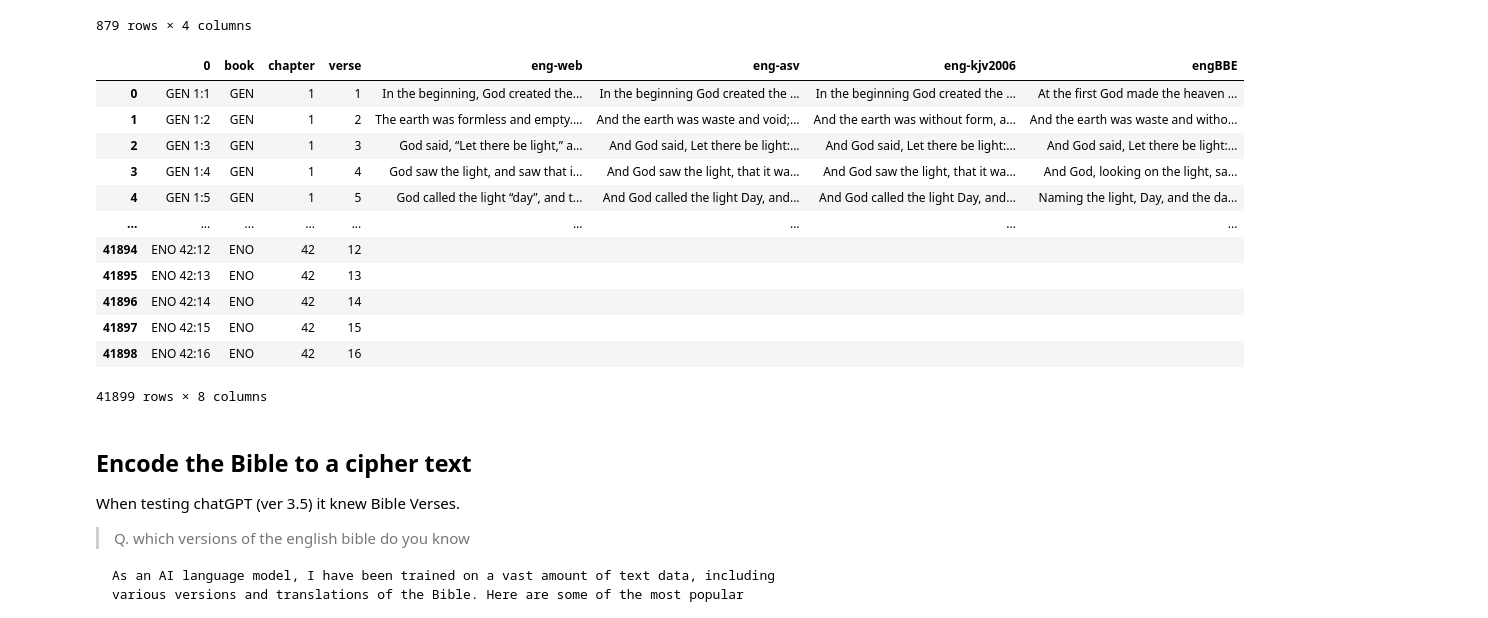
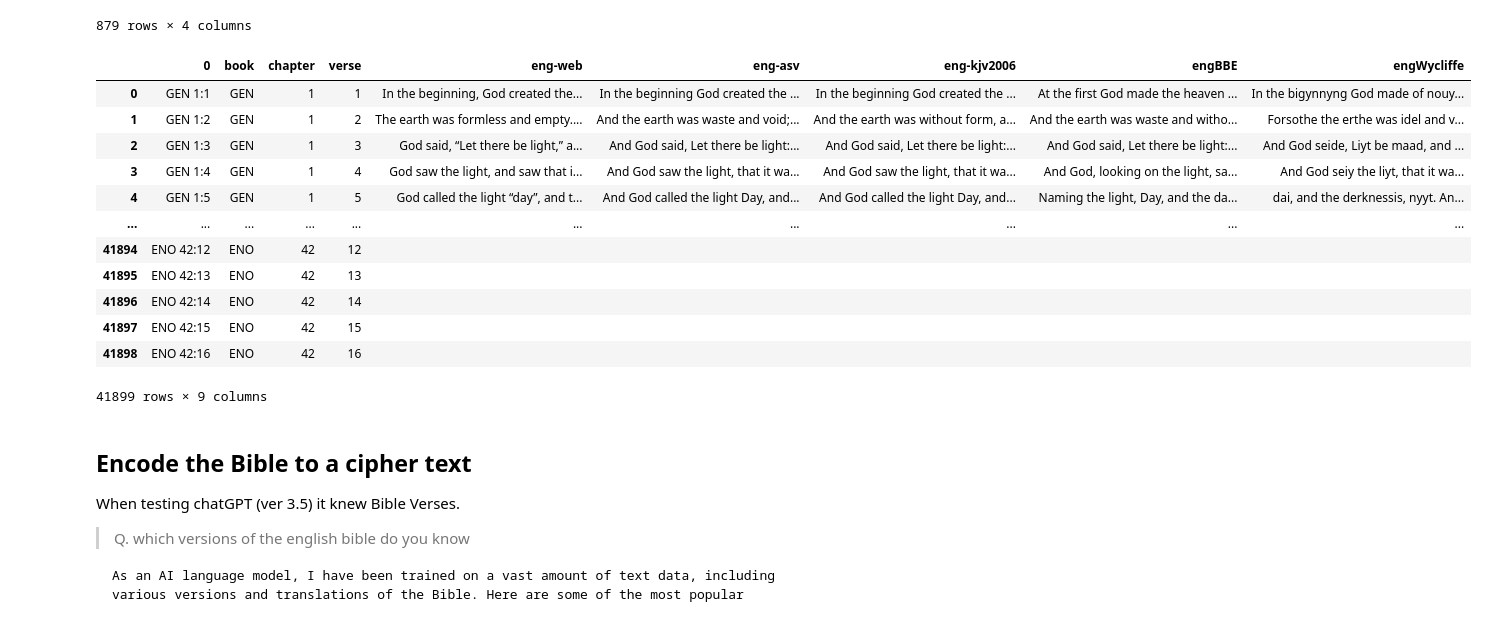
Before and after one commit to ChrisPriebe/BibleTranslation, a Jupyter notebook: get_bible.ipynb, the cells around one changed output. Saved outputs shown, nothing was run; the diff lists cells and outputs as text; code cells hidden in the pictures.

```diff
--- a/get_bible.ipynb
+++ b/get_bible.ipynb
@@ -92,23 +92,24 @@ bible[bible['book'] == 'JHN'][['book', 'chapter', 'verse', 'eng-web']]
 # %%
 # Add a few more versions to it
 bible = download_bible_to_dataframe('eng','eng-asv', bible)
 bible = download_bible_to_dataframe('eng','eng-kjv2006', bible)
 bible = download_bible_to_dataframe('eng','engBBE', bible)
+bible = download_bible_to_dataframe('eng','engWycliffe', bible)
 bible
 # %% [output]
-|  | 0 | book | chapter | verse | eng-web | eng-asv | eng-kjv2006 | engBBE |
-| 0 | GEN 1:1 | GEN | 1 | 1 | In the beginning, God created the... | In the beginning God created the ... | In the beginning God created the ... | At the first God made the heaven ... |
-| 1 | GEN 1:2 | GEN | 1 | 2 | The earth was formless and empty.... | And the earth was waste and void;... | And the earth was without form, a... | And the earth was waste and witho... |
-| 2 | GEN 1:3 | GEN | 1 | 3 | God said, “Let there be light,” a... | And God said, Let there be light:... | And God said, Let there be light:... | And God said, Let there be light:... |
-| 3 | GEN 1:4 | GEN | 1 | 4 | God saw the light, and saw that i... | And God saw the light, that it wa... | And God saw the light, that it wa... | And God, looking on the light, sa... |
-| 4 | GEN 1:5 | GEN | 1 | 5 | God called the light “day”, and t... | And God called the light Day, and... | And God called the light Day, and... | Naming the light, Day, and the da... |
-| ... | ... | ... | ... | ... | ... | ... | ... | ... |
-| 41894 | ENO 42:12 | ENO | 42 | 12 |  |  |  |  |
-| 41895 | ENO 42:13 | ENO | 42 | 13 |  |  |  |  |
-| 41896 | ENO 42:14 | ENO | 42 | 14 |  |  |  |  |
-| 41897 | ENO 42:15 | ENO | 42 | 15 |  |  |  |  |
-| 41898 | ENO 42:16 | ENO | 42 | 16 |  |  |  |  |
+|  | 0 | book | chapter | verse | eng-web | eng-asv | eng-kjv2006 | engBBE | engWycliffe |
+| 0 | GEN 1:1 | GEN | 1 | 1 | In the beginning, God created the... | In the beginning God created the ... | In the beginning God created the ... | At the first God made the heaven ... | In the bigynnyng God made of nouy... |
+| 1 | GEN 1:2 | GEN | 1 | 2 | The earth was formless and empty.... | And the earth was waste and void;... | And the earth was without form, a... | And the earth was waste and witho... | Forsothe the erthe was idel and v... |
+| 2 | GEN 1:3 | GEN | 1 | 3 | God said, “Let there be light,” a... | And God said, Let there be light:... | And God said, Let there be light:... | And God said, Let there be light:... | And God seide, Liyt be maad, and ... |
+| 3 | GEN 1:4 | GEN | 1 | 4 | God saw the light, and saw that i... | And God saw the light, that it wa... | And God saw the light, that it wa... | And God, looking on the light, sa... | And God seiy the liyt, that it wa... |
+| 4 | GEN 1:5 | GEN | 1 | 5 | God called the light “day”, and t... | And God called the light Day, and... | And God called the light Day, and... | Naming the light, Day, and the da... | dai, and the derknessis, nyyt. An... |
+| ... | ... | ... | ... | ... | ... | ... | ... | ... | ... |
+| 41894 | ENO 42:12 | ENO | 42 | 12 |  |  |  |  |  |
+| 41895 | ENO 42:13 | ENO | 42 | 13 |  |  |  |  |  |
+| 41896 | ENO 42:14 | ENO | 42 | 14 |  |  |  |  |  |
+| 41897 | ENO 42:15 | ENO | 42 | 15 |  |  |  |  |  |
+| 41898 | ENO 42:16 | ENO | 42 | 16 |  |  |  |  |  |
-41899 rows × 8 columns
+41899 rows × 9 columns
 # %% [markdown]
 ## Encode the Bible to a cipher text
 When testing chatGPT (ver 3.5) it knew Bible Verses.
```
Also changed, not shown: parts of 5 cells of this notebook, 3 other files.
